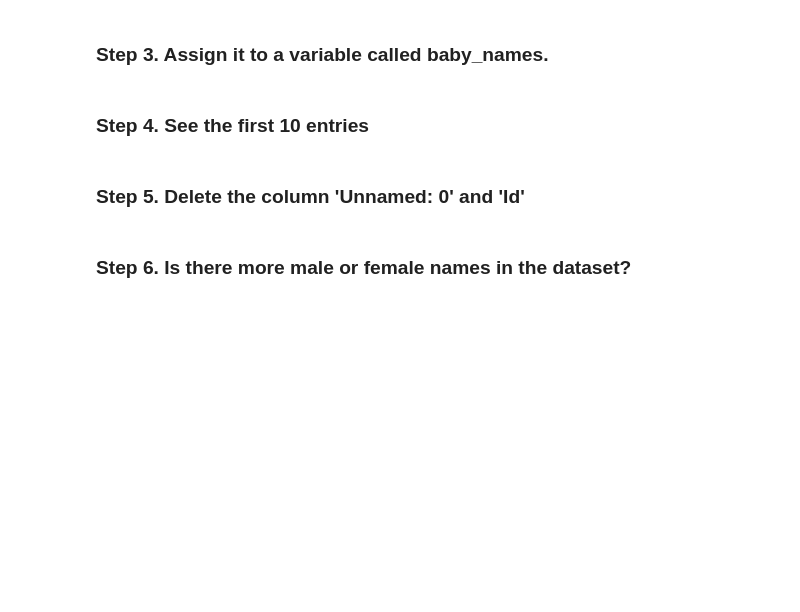
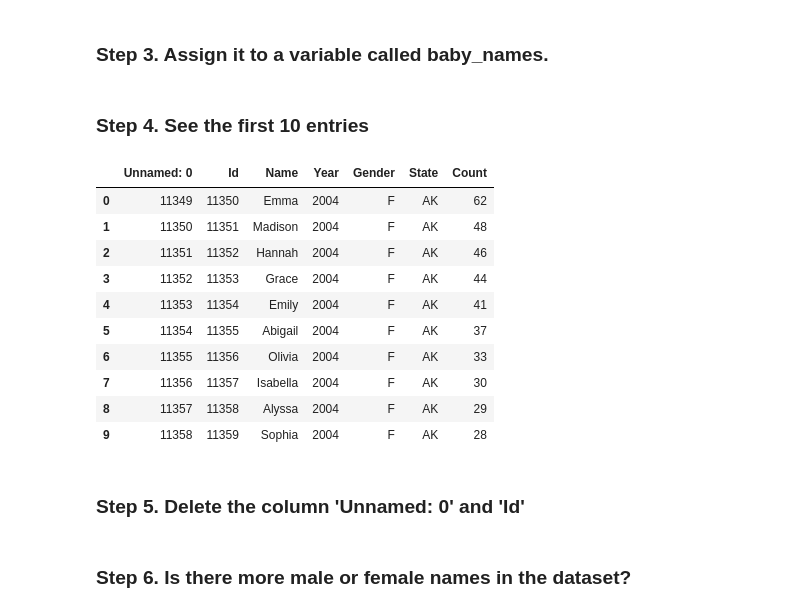
Before and after one commit to kalvinfromcode/pandas_exercises, a Jupyter notebook: 06_Stats/US_Baby_Names/Exercises.ipynb, the cells around one changed output. Saved outputs shown, nothing was run; the diff lists cells and outputs as text; code cells hidden in the pictures; blank space fills up the shorter version.

```diff
--- a/06_Stats/US_Baby_Names/Exercises.ipynb
+++ b/06_Stats/US_Baby_Names/Exercises.ipynb
@@ -15,4 +19,18 @@ In the file it will be names from 2004 until 2014
 # %% [markdown]
 ### Step 4. See the first 10 entries
+# %%
+baby_names.head(10)
+# %% [output]
+|  | Unnamed: 0 | Id | Name | Year | Gender | State | Count |
+| 0 | 11349 | 11350 | Emma | 2004 | F | AK | 62 |
+| 1 | 11350 | 11351 | Madison | 2004 | F | AK | 48 |
+| 2 | 11351 | 11352 | Hannah | 2004 | F | AK | 46 |
+| 3 | 11352 | 11353 | Grace | 2004 | F | AK | 44 |
+| 4 | 11353 | 11354 | Emily | 2004 | F | AK | 41 |
+| 5 | 11354 | 11355 | Abigail | 2004 | F | AK | 37 |
+| 6 | 11355 | 11356 | Olivia | 2004 | F | AK | 33 |
+| 7 | 11356 | 11357 | Isabella | 2004 | F | AK | 30 |
+| 8 | 11357 | 11358 | Alyssa | 2004 | F | AK | 29 |
+| 9 | 11358 | 11359 | Sophia | 2004 | F | AK | 28 |
 # %% [markdown]
 ### Step 5. Delete the column 'Unnamed: 0' and 'Id'
```
Also changed, not shown: parts of 12 cells of this notebook, 20 other files.
